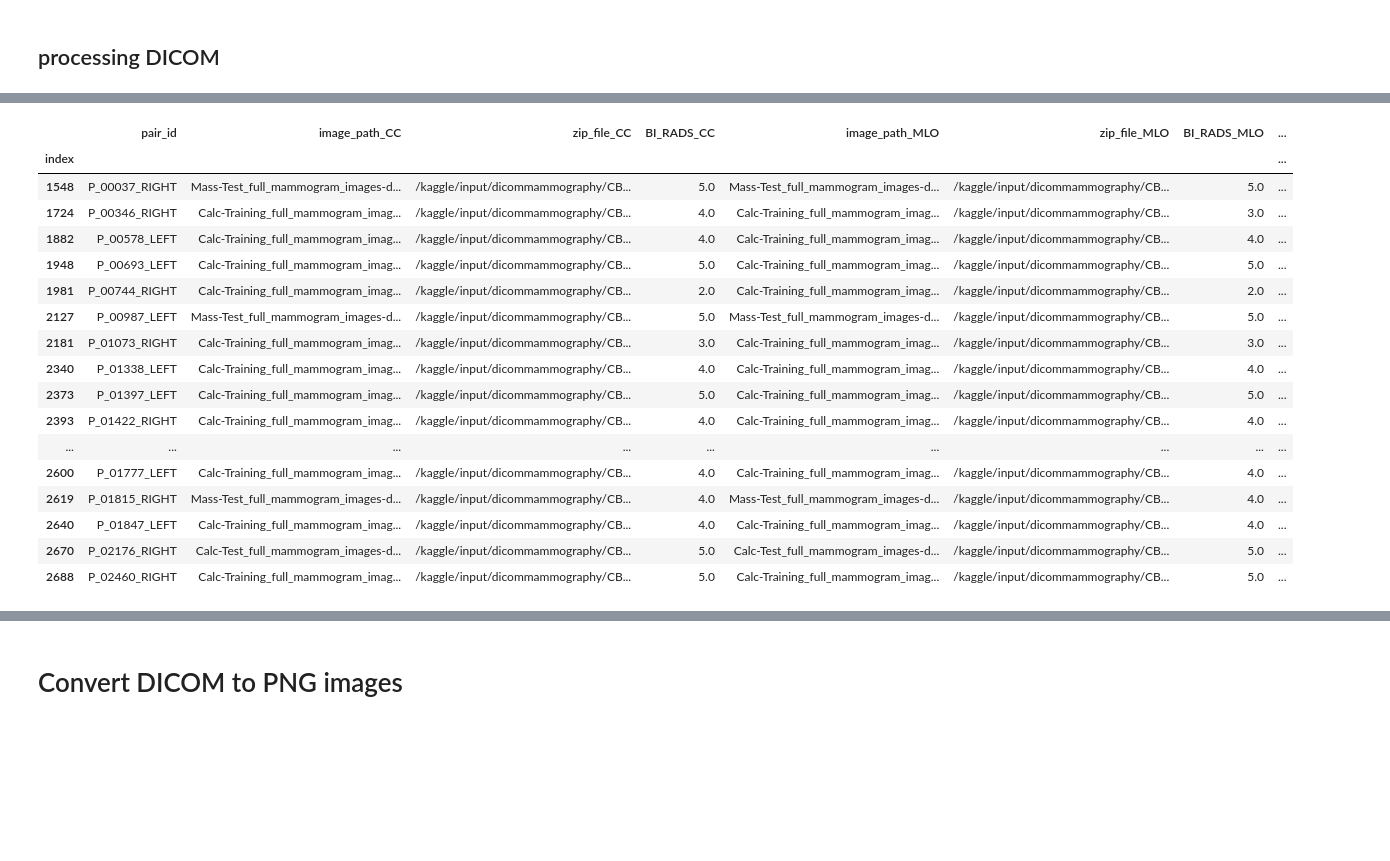
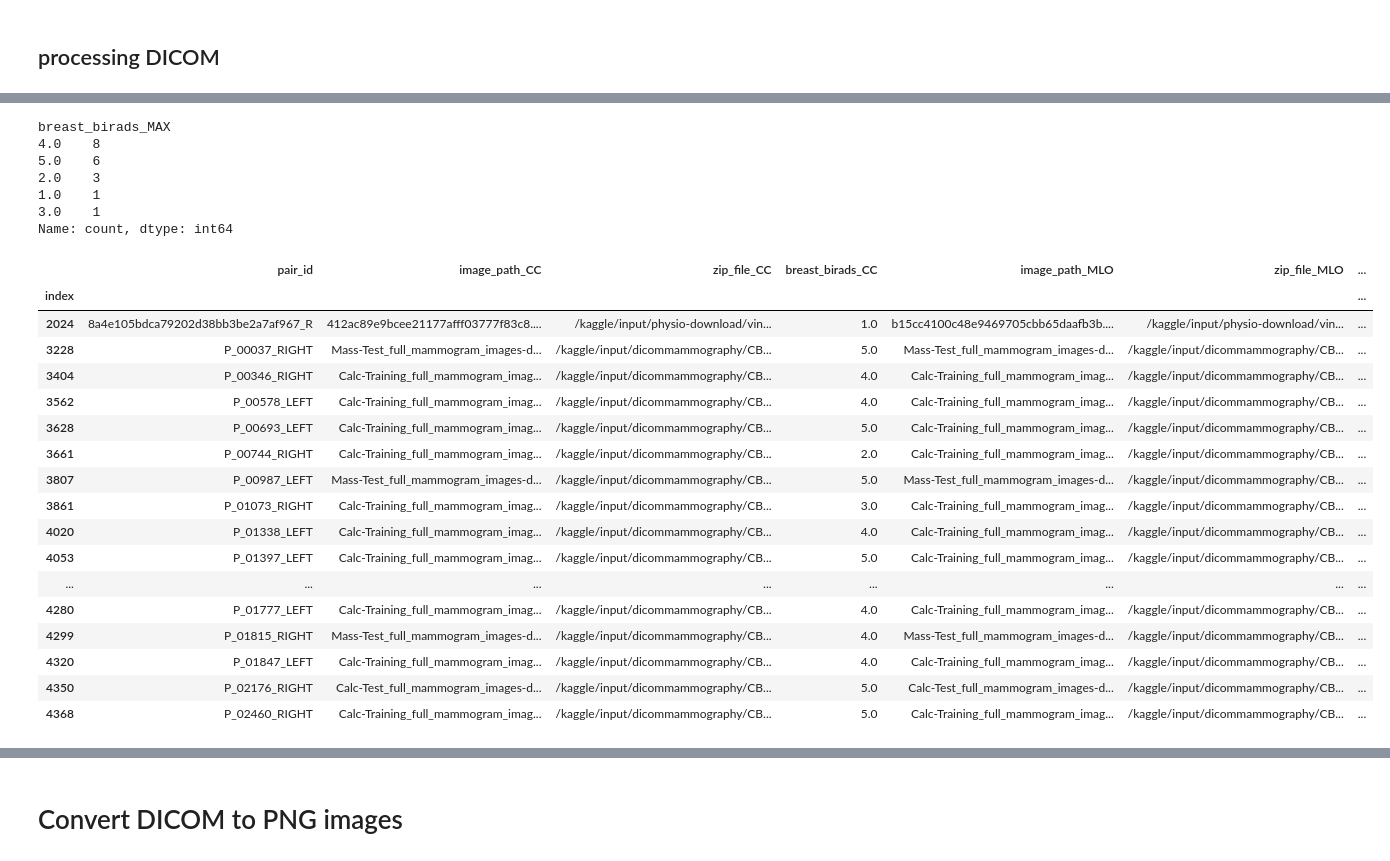
Before and after one commit to yunama47/Klasifikasi-Mammografi, a Jupyter notebook: kaggle_dataset_preprocessing_notebook.ipynb, the cells around one changed output, grey strips where cells are left out. Saved outputs shown, nothing was run; the diff lists cells and outputs as text; code cells hidden in the pictures; blank space fills up the shorter version.

Commit message:
Kaggle Notebook | Dataset Preprocessing | Version 23

```diff
--- a/kaggle_dataset_preprocessing_notebook.ipynb
+++ b/kaggle_dataset_preprocessing_notebook.ipynb
@@ -161,11 +225,11 @@ def get_kfold_df(k, kfold_ds, balanced=True):
             start_index+=split
         return _df
     if balanced:
-        birads_counts = kfold_ds.BI_RADS_MAX.value_counts().sort_index()
+        birads_counts = kfold_ds.breast_birads_MAX.value_counts().sort_index()
         get_n_sample = lambda _ : birads_counts.min()
         lowest_count_birads = birads_counts.argmin() + 1.0
-        low_birads = kfold_ds.loc[kfold_ds.BI_RADS_MAX == lowest_count_birads]
-        kfold_ds.loc[kfold_ds.BI_RADS_MAX == lowest_count_birads] = train_val_split(low_birads, k)
+        low_birads = kfold_ds.loc[kfold_ds.breast_birads_MAX == lowest_count_birads]
+        kfold_ds.loc[kfold_ds.breast_birads_MAX == lowest_count_birads] = train_val_split(low_birads, k)
     else:
         lowest_count_birads = -1
         get_n_sample = lambda df: len(df)
@@ -173,7 +237,7 @@ def get_kfold_df(k, kfold_ds, balanced=True):
     for key in index_label:
         if key == lowest_count_birads or key == 0.0:
             continue
-        biradn = kfold_ds.loc[kfold_ds.BI_RADS_MAX == key]
+        biradn = kfold_ds.loc[kfold_ds.breast_birads_MAX == key]
         biradn = biradn.sample(get_n_sample(biradn))
         biradn = train_val_split(biradn, k)
         kfold_ds.iloc[biradn.index,:] = biradn
@@ -183,10 +247,10 @@ def print_kfold_birads_counts(k,df, balanced=True):
     kfold_ds = get_kfold_df(k,df, balanced=balanced)
     print(kfold_ds[f"k{k}_split"].value_counts())
     for i in range(k):
-        fold_birads_counts = kfold_ds[kfold_ds[f"k{k}_split"] == f"fold-{i}"].BI_RADS_MAX.value_counts()
+        fold_birads_counts = kfold_ds[kfold_ds[f"k{k}_split"] == f"fold-{i}"].breast_birads_MAX.value_counts()
         print(f"fold-{i} birads".center(30, "-"))
         print('\n'.join([f"{label} : {fold_birads_counts.get(i)}" for label, i in label_index.items()]))
-    fold_birads_counts = kfold_ds[kfold_ds[f"k{k}_split"] == "fold-sisa"].BI_RADS_MAX.value_counts()
+    fold_birads_counts = kfold_ds[kfold_ds[f"k{k}_split"] == "fold-sisa"].breast_birads_MAX.value_counts()
     print(f"fold-sisa birads".center(30, "-"))
     print('\n'.join([f"{label} : {fold_birads_counts.get(i)}" for label, i in label_index.items()]))
 # %%
@@ -381,25 +480,34 @@ r_df[rdf_filter]
 # %%
 drop_indexes = r_df[rdf_filter].index
-dfs['all'].loc[drop_indexes,:]
+display(dfs['all'].loc[drop_indexes,:].breast_birads_MAX.value_counts())
+print()
+dfs['all'].loc[drop_indexes,:]#.split.value_counts()
 # %% [output]
+breast_birads_MAX
+4.0    8
+5.0    6
+2.0    3
+1.0    1
+3.0    1
+Name: count, dtype: int64
-|  | pair_id | image_path_CC | zip_file_CC | BI_RADS_CC | image_path_MLO | zip_file_MLO | BI_RADS_MLO | ... |
-| index |  |  |  |  |  |  |  | ... |
-| 1548 | P_00037_RIGHT | Mass-Test_full_mammogram_images-d... | /kaggle/input/dicommammography/CB... | 5.0 | Mass-Test_full_mammogram_images-d... | /kaggle/input/dicommammography/CB... | 5.0 | ... |
-| 1724 | P_00346_RIGHT | Calc-Training_full_mammogram_imag... | /kaggle/input/dicommammography/CB... | 4.0 | Calc-Training_full_mammogram_imag... | /kaggle/input/dicommammography/CB... | 3.0 | ... |
-| 1882 | P_00578_LEFT | Calc-Training_full_mammogram_imag... | /kaggle/input/dicommammography/CB... | 4.0 | Calc-Training_full_mammogram_imag... | /kaggle/input/dicommammography/CB... | 4.0 | ... |
-| 1948 | P_00693_LEFT | Calc-Training_full_mammogram_imag... | /kaggle/input/dicommammography/CB... | 5.0 | Calc-Training_full_mammogram_imag... | /kaggle/input/dicommammography/CB... | 5.0 | ... |
-| 1981 | P_00744_RIGHT | Calc-Training_full_mammogram_imag... | /kaggle/input/dicommammography/CB... | 2.0 | Calc-Training_full_mammogram_imag... | /kaggle/input/dicommammography/CB... | 2.0 | ... |
-| 2127 | P_00987_LEFT | Mass-Test_full_mammogram_images-d... | /kaggle/input/dicommammography/CB... | 5.0 | Mass-Test_full_mammogram_images-d... | /kaggle/input/dicommammography/CB... | 5.0 | ... |
-| 2181 | P_01073_RIGHT | Calc-Training_full_mammogram_imag... | /kaggle/input/dicommammography/CB... | 3.0 | Calc-Training_full_mammogram_imag... | /kaggle/input/dicommammography/CB... | 3.0 | ... |
-| 2340 | P_01338_LEFT | Calc-Training_full_mammogram_imag... | /kaggle/input/dicommammography/CB... | 4.0 | Calc-Training_full_mammogram_imag... | /kaggle/input/dicommammography/CB... | 4.0 | ... |
-| 2373 | P_01397_LEFT | Calc-Training_full_mammogram_imag... | /kaggle/input/dicommammography/CB... | 5.0 | Calc-Training_full_mammogram_imag... | /kaggle/input/dicommammography/CB... | 5.0 | ... |
-| 2393 | P_01422_RIGHT | Calc-Training_full_mammogram_imag... | /kaggle/input/dicommammography/CB... | 4.0 | Calc-Training_full_mammogram_imag... | /kaggle/input/dicommammography/CB... | 4.0 | ... |
-| ... | ... | ... | ... | ... | ... | ... | ... | ... |
-| 2600 | P_01777_LEFT | Calc-Training_full_mammogram_imag... | /kaggle/input/dicommammography/CB... | 4.0 | Calc-Training_full_mammogram_imag... | /kaggle/input/dicommammography/CB... | 4.0 | ... |
-| 2619 | P_01815_RIGHT | Mass-Test_full_mammogram_images-d... | /kaggle/input/dicommammography/CB... | 4.0 | Mass-Test_full_mammogram_images-d... | /kaggle/input/dicommammography/CB... | 4.0 | ... |
-| 2640 | P_01847_LEFT | Calc-Training_full_mammogram_imag... | /kaggle/input/dicommammography/CB... | 4.0 | Calc-Training_full_mammogram_imag... | /kaggle/input/dicommammography/CB... | 4.0 | ... |
-| 2670 | P_02176_RIGHT | Calc-Test_full_mammogram_images-d... | /kaggle/input/dicommammography/CB... | 5.0 | Calc-Test_full_mammogram_images-d... | /kaggle/input/dicommammography/CB... | 5.0 | ... |
-| 2688 | P_02460_RIGHT | Calc-Training_full_mammogram_imag... | /kaggle/input/dicommammography/CB... | 5.0 | Calc-Training_full_mammogram_imag... | /kaggle/input/dicommammography/CB... | 5.0 | ... |
+|  | pair_id | image_path_CC | zip_file_CC | breast_birads_CC | image_path_MLO | zip_file_MLO | ... |
+| index |  |  |  |  |  |  | ... |
+| 2024 | 8a4e105bdca79202d38bb3be2a7af967_R | 412ac89e9bcee21177afff03777f83c8.... | /kaggle/input/physio-download/vin... | 1.0 | b15cc4100c48e9469705cbb65daafb3b.... | /kaggle/input/physio-download/vin... | ... |
+| 3228 | P_00037_RIGHT | Mass-Test_full_mammogram_images-d... | /kaggle/input/dicommammography/CB... | 5.0 | Mass-Test_full_mammogram_images-d... | /kaggle/input/dicommammography/CB... | ... |
+| 3404 | P_00346_RIGHT | Calc-Training_full_mammogram_imag... | /kaggle/input/dicommammography/CB... | 4.0 | Calc-Training_full_mammogram_imag... | /kaggle/input/dicommammography/CB... | ... |
+| 3562 | P_00578_LEFT | Calc-Training_full_mammogram_imag... | /kaggle/input/dicommammography/CB... | 4.0 | Calc-Training_full_mammogram_imag... | /kaggle/input/dicommammography/CB... | ... |
+| 3628 | P_00693_LEFT | Calc-Training_full_mammogram_imag... | /kaggle/input/dicommammography/CB... | 5.0 | Calc-Training_full_mammogram_imag... | /kaggle/input/dicommammography/CB... | ... |
+| 3661 | P_00744_RIGHT | Calc-Training_full_mammogram_imag... | /kaggle/input/dicommammography/CB... | 2.0 | Calc-Training_full_mammogram_imag... | /kaggle/input/dicommammography/CB... | ... |
+| 3807 | P_00987_LEFT | Mass-Test_full_mammogram_images-d... | /kaggle/input/dicommammography/CB... | 5.0 | Mass-Test_full_mammogram_images-d... | /kaggle/input/dicommammography/CB... | ... |
+| 3861 | P_01073_RIGHT | Calc-Training_full_mammogram_imag... | /kaggle/input/dicommammography/CB... | 3.0 | Calc-Training_full_mammogram_imag... | /kaggle/input/dicommammography/CB... | ... |
+| 4020 | P_01338_LEFT | Calc-Training_full_mammogram_imag... | /kaggle/input/dicommammography/CB... | 4.0 | Calc-Training_full_mammogram_imag... | /kaggle/input/dicommammography/CB... | ... |
+| 4053 | P_01397_LEFT | Calc-Training_full_mammogram_imag... | /kaggle/input/dicommammography/CB... | 5.0 | Calc-Training_full_mammogram_imag... | /kaggle/input/dicommammography/CB... | ... |
+| ... | ... | ... | ... | ... | ... | ... | ... |
+| 4280 | P_01777_LEFT | Calc-Training_full_mammogram_imag... | /kaggle/input/dicommammography/CB... | 4.0 | Calc-Training_full_mammogram_imag... | /kaggle/input/dicommammography/CB... | ... |
+| 4299 | P_01815_RIGHT | Mass-Test_full_mammogram_images-d... | /kaggle/input/dicommammography/CB... | 4.0 | Mass-Test_full_mammogram_images-d... | /kaggle/input/dicommammography/CB... | ... |
+| 4320 | P_01847_LEFT | Calc-Training_full_mammogram_imag... | /kaggle/input/dicommammography/CB... | 4.0 | Calc-Training_full_mammogram_imag... | /kaggle/input/dicommammography/CB... | ... |
+| 4350 | P_02176_RIGHT | Calc-Test_full_mammogram_images-d... | /kaggle/input/dicommammography/CB... | 5.0 | Calc-Test_full_mammogram_images-d... | /kaggle/input/dicommammography/CB... | ... |
+| 4368 | P_02460_RIGHT | Calc-Training_full_mammogram_imag... | /kaggle/input/dicommammography/CB... | 5.0 | Calc-Training_full_mammogram_imag... | /kaggle/input/dicommammography/CB... | ... |
 # %%
 import matplotlib.pyplot as plt
 
```
Also changed, not shown: parts of 23 cells of this notebook.
